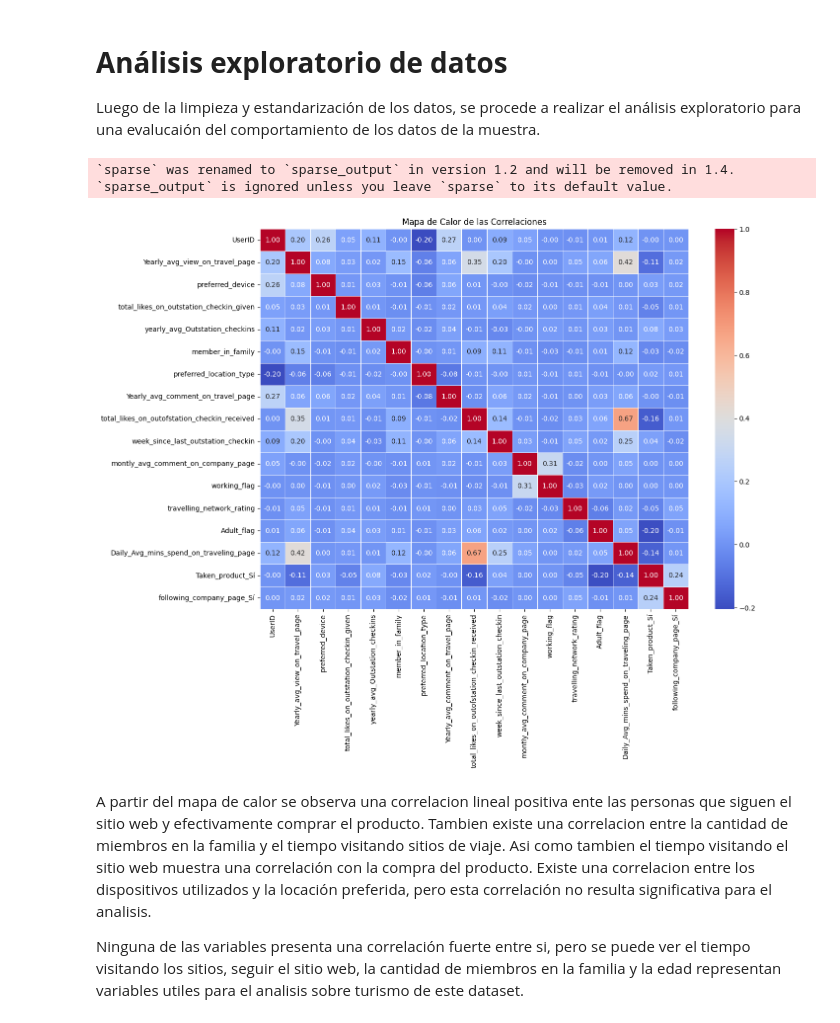
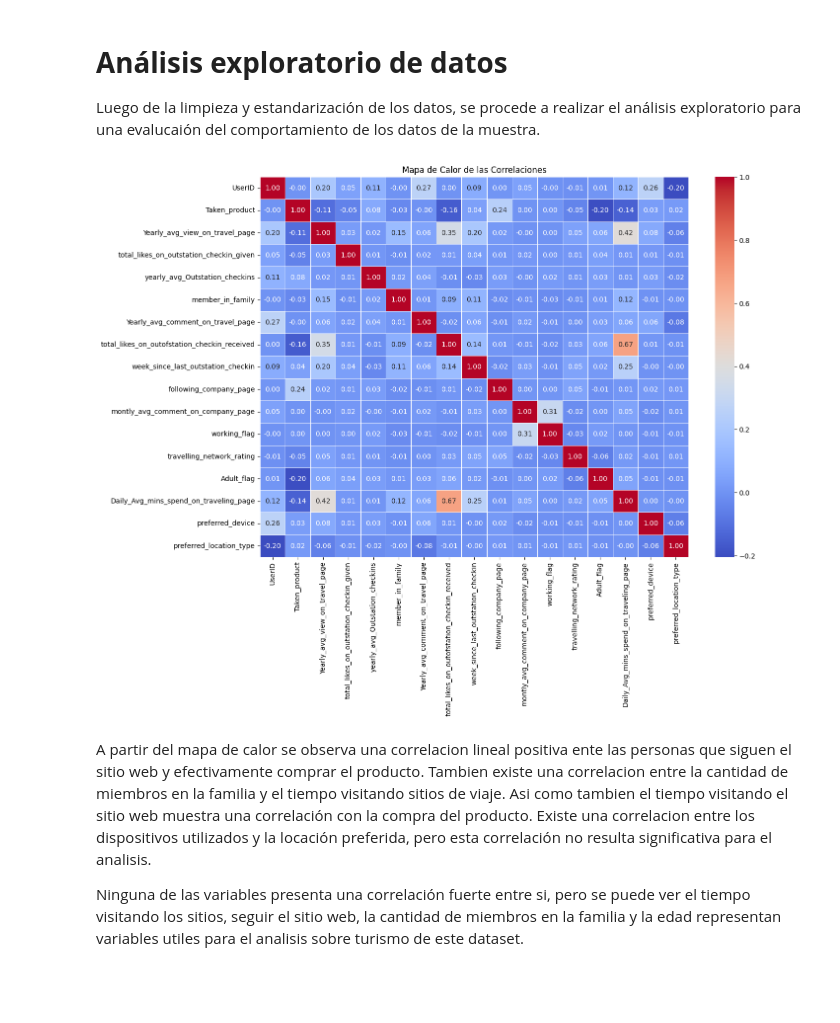
Before and after one commit to melirandazzo/trabajo_ciencia_datos, a Jupyter notebook: Actualizado_Preentrega_Proyecto_Final-Melina_Randazzo.ipynb, the cells around one changed output. Cells and saved outputs as stored; diff of their text form; code cells hidden in the pictures; blank space fills up the shorter version.

```diff
--- a/Actualizado_Preentrega_Proyecto_Final-Melina_Randazzo.ipynb
+++ b/Actualizado_Preentrega_Proyecto_Final-Melina_Randazzo.ipynb
@@ -347,34 +347,27 @@ La muestra esta desbalaceada para realizar un análisis de clasificación aserti
 Luego de la limpieza y estandarización de los datos, se procede a realizar el análisis exploratorio para una evalucaión del comportamiento de los datos de la muestra.
 # %%
 # Definir las columnas a codificar
-ordinal_features = ['preferred_device', 'preferred_location_type', 'Adult_flag', 'working_flag']
-nominal_features = ['Taken_product', 'following_company_page']
+features = ['preferred_device', 'preferred_location_type']
 
-# Codificar variables ordinales
 ordinal_encoder = OrdinalEncoder()
-df[ordinal_features] = ordinal_encoder.fit_transform(df[ordinal_features])
-
-# Codificar variables nominales
-onehot_encoder = OneHotEncoder(drop='first', sparse=False)
-encoded_nominal_features = onehot_encoder.fit_transform(df[nominal_features])
-encoded_df = pd.DataFrame(encoded_nominal_features, columns=onehot_encoder.get_feature_names_out(nominal_features))
+encoded_features = ordinal_encoder.fit_transform(df[features])
+encoded_features_df = pd.DataFrame(encoded_features, columns=ordinal_encoder.get_feature_names_out(features))
 
 # Seleccionar las columnas numéricas originales
 numeric_features = df.select_dtypes(include=['float64', 'int64']).columns
 df_numeric = df[numeric_features]
 
 # Concatenar el DataFrame codificado con las columnas numéricas originales
-df_encoded = pd.concat([df_numeric, encoded_df], axis=1)
+df_encoded = pd.concat([df_numeric, encoded_features_df], axis=1)
 
 correlation_matrix = df_encoded.corr()
 
 plt.figure(figsize=(14, 10))
 sns.heatmap(correlation_matrix, annot=True, cmap='coolwarm', fmt='.2f', linewidths=0.5)
 plt.title('Mapa de Calor de las Correlaciones')
 plt.show()
 # %% [output]
-`sparse` was renamed to `sparse_output` in version 1.2 and will be removed in 1.4. `sparse_output` is ignored unless you leave `sparse` to its default value.
-[figure, old version]
+[figure, new version]
 # %% [markdown]
 A partir del mapa de calor se observa una correlacion lineal positiva ente las personas que siguen el sitio web y efectivamente comprar el producto.
 Tambien existe una correlacion entre la cantidad de miembros en la familia y el tiempo visitando sitios de viaje. Asi como tambien el tiempo visitando el sitio web muestra una correlación con la compra del producto.
```
Also changed, not shown: parts of 4 cells of this notebook.
